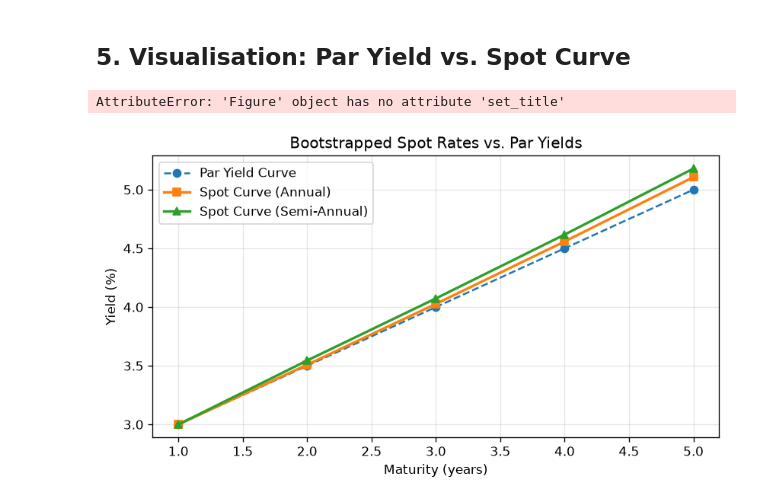
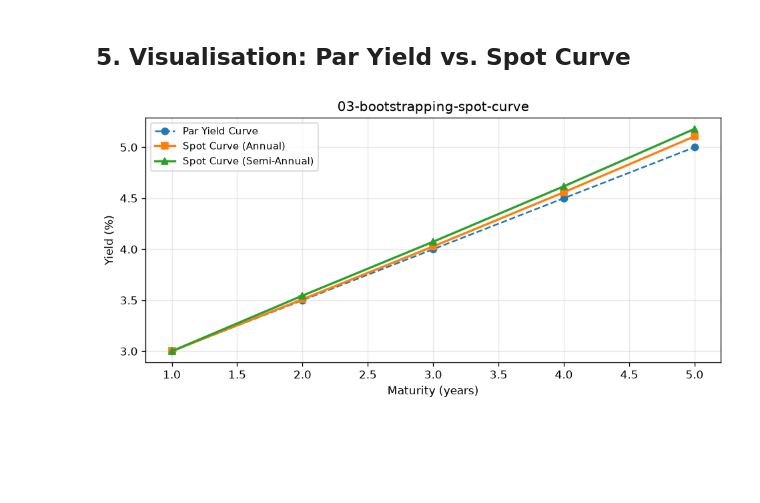
Before and after one commit to MukundAnkit/bond-modelling, a Jupyter notebook: notebooks/03-bootstrapping-verification.ipynb, the cells around one changed output. Drawn from its saved outputs; the diff is of its cells as text; code cells hidden in the pictures; blank space fills up the shorter version.

Commit message:
fix: correct finish_plot arg in notebook cell 6

```diff
--- a/notebooks/03-bootstrapping-verification.ipynb
+++ b/notebooks/03-bootstrapping-verification.ipynb
@@ -155,23 +155,22 @@ recursion is correct.
 # %%
 fig, ax = figure()
 
 ax.plot(maturities, par_yields * 100, "o--", label="Par Yield Curve", linewidth=1.5)
 ax.plot(maturities, spot_annual * 100, "s-", label="Spot Curve (Annual)", linewidth=2)
 ax.plot(
     maturities,
     spot_semiannual * 100,
     "^-",
     label="Spot Curve (Semi-Annual)",
     linewidth=2,
 )
 
 ax.set_xlabel("Maturity (years)")
 ax.set_ylabel("Yield (%)")
 ax.set_title("Bootstrapped Spot Rates vs. Par Yields")
 ax.legend()
 ax.grid(True, alpha=0.3)
 
-finish_plot(fig, "03-bootstrapping-spot-curve")
+finish_plot(ax, "03-bootstrapping-spot-curve")
 # %% [output]
-AttributeError: 'Figure' object has no attribute 'set_title'
-[figure, old version]
+[figure, new version]
```
